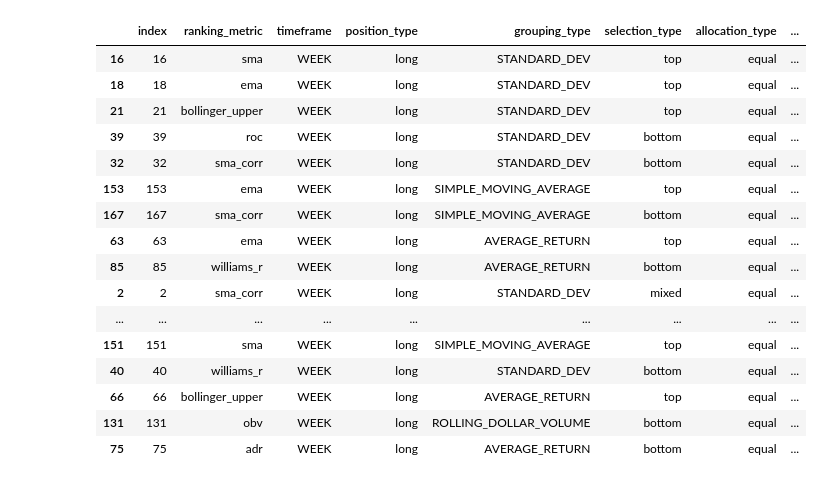
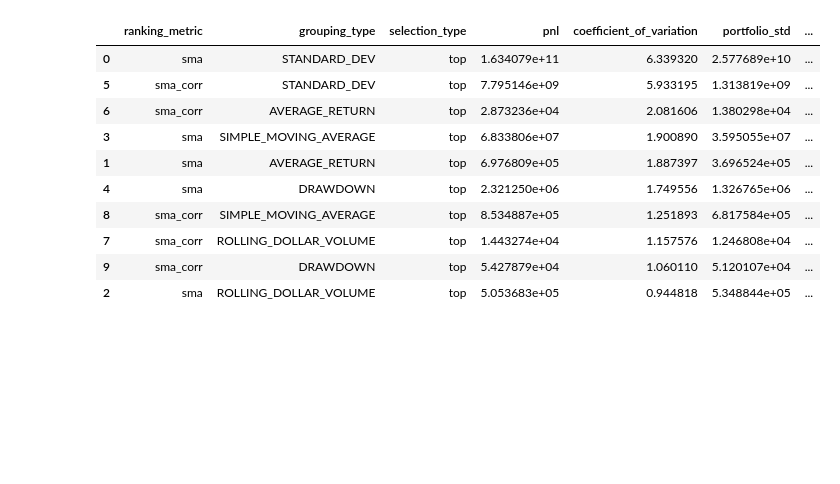
Before and after one commit to chung-ejy/orivault, a Jupyter notebook: studies/swing_trading_study/speculation_basic.ipynb, the cells around one changed output. Saved outputs shown, nothing was run; the diff lists cells and outputs as text; code cells hidden in the pictures; blank space fills up the shorter version.

```diff
--- a/studies/swing_trading_study/speculation_basic.ipynb
+++ b/studies/swing_trading_study/speculation_basic.ipynb
@@ -33,7 +33,7 @@ orivault = ADatabase("ori")
 # %%
 ## Retrieve existing stocks
 market.connect()
-index = market.retrieve("ticker_overview")
+index = market.retrieve("ticker_overview").sort_values("market_cap",ascending=False)
 market.disconnect()
 # %%
 ## Defining Benchmark
@@ -42,5 +42,9 @@ benchmark = market.query("prices",{"ticker":"JPM"})
 market.disconnect()
 benchmark = Benchmark.convert_to_benchmark(benchmark,"adjclose")
 # %%
-portfolios = PortfolioSelection.generate_possible_portfolios(group_percentages=[0.5])
+portfolios = PortfolioSelection.generate_possible_portfolios(ranking_metrics=["sma","sma_corr"],group_percentages=[0.5])
+filtered_portfolios = []
+for portfolio in portfolios:
+        if portfolio.timeframe.value == "week" and portfolio.position_type.label == "long" and portfolio.selection_type.label == "top" and portfolio.allocation_type.label == "equal":
+            filtered_portfolios.append(portfolio)
 # %%
@@ -54,33 +87,7 @@ for portfolio in portfolios:
 # %%
 analysises = []
-for rolling_window in [20]:
-    market.connect()
-    prices = []
-    for ticker in tqdm(index["ticker"]):
-        try:
-            price = market.query("prices", {"ticker": ticker})
-            if price.index.size > 150:
-                price = p.lower_column(price)
-                price = p.utc_date(price)
-                price.sort_values("date", inplace=True)
-                price = p.additional_date_columns(price)
-                for member in Metric:
-                    price = member.calculate(price,timeframe=rolling_window)
-                for member in Indicator:
-                    price = member.calculate(price,timeframe=rolling_window)
-                for member in RiskType:
-                    price = member.apply(price)
-                prices.append(price.dropna())
-        except Exception as e:
-            print(str(e))
-            continue
-    market.disconnect()
-    model_end = 2015
-    backtest_end = 2025
-    simulation = pd.concat(prices)
-    simulation = simulation[(simulation["year"]>=model_end) & (simulation["year"]<backtest_end)]
-    simulation.sort_values("date", inplace=True)
-    for portfolio in tqdm(additional_portfolios):
+for portfolio in tqdm(filtered_portfolios):
+
         try:
             trades = portfolio.trades(simulation.copy())
             performance = portfolio.portfolio(trades.copy(),benchmark.copy())
@@ -100,25 +107,21 @@ orivault.drop("results")
 orivault.store("results",a.drop("portfolio",axis=1))
 orivault.disconnect()
 # %%
-a[a["selection_type"]!="long_short"].reset_index().drop("date",axis=1).sort_values("pnl",ascending=False).head(20)
+filtered_a = a.drop(["date","risk_type","position_type","timeframe","allocation_type","selection_percentage"],axis=1).sort_values("sharpe_ratio",ascending=False)
+top = filtered_a.head(20).to_dict("records")[0]
+filtered_a
 # %% [output]
-|  | index | ranking_metric | timeframe | position_type | grouping_type | selection_type | allocation_type | ... |
-| 16 | 16 | sma | WEEK | long | STANDARD_DEV | top | equal | ... |
-| 18 | 18 | ema | WEEK | long | STANDARD_DEV | top | equal | ... |
-| 21 | 21 | bollinger_upper | WEEK | long | STANDARD_DEV | top | equal | ... |
-| 39 | 39 | roc | WEEK | long | STANDARD_DEV | bottom | equal | ... |
-| 32 | 32 | sma_corr | WEEK | long | STANDARD_DEV | bottom | equal | ... |
-| 153 | 153 | ema | WEEK | long | SIMPLE_MOVING_AVERAGE | top | equal | ... |
-| 167 | 167 | sma_corr | WEEK | long | SIMPLE_MOVING_AVERAGE | bottom | equal | ... |
-| 63 | 63 | ema | WEEK | long | AVERAGE_RETURN | top | equal | ... |
-| 85 | 85 | williams_r | WEEK | long | AVERAGE_RETURN | bottom | equal | ... |
-| 2 | 2 | sma_corr | WEEK | long | STANDARD_DEV | mixed | equal | ... |
-| ... | ... | ... | ... | ... | ... | ... | ... | ... |
-| 151 | 151 | sma | WEEK | long | SIMPLE_MOVING_AVERAGE | top | equal | ... |
-| 40 | 40 | williams_r | WEEK | long | STANDARD_DEV | bottom | equal | ... |
-| 66 | 66 | bollinger_upper | WEEK | long | AVERAGE_RETURN | top | equal | ... |
-| 131 | 131 | obv | WEEK | long | ROLLING_DOLLAR_VOLUME | bottom | equal | ... |
-| 75 | 75 | adr | WEEK | long | AVERAGE_RETURN | bottom | equal | ... |
+|  | ranking_metric | grouping_type | selection_type | pnl | coefficient_of_variation | portfolio_std | ... |
+| 0 | sma | STANDARD_DEV | top | 1.634079e+11 | 6.339320 | 2.577689e+10 | ... |
+| 5 | sma_corr | STANDARD_DEV | top | 7.795146e+09 | 5.933195 | 1.313819e+09 | ... |
+| 6 | sma_corr | AVERAGE_RETURN | top | 2.873236e+04 | 2.081606 | 1.380298e+04 | ... |
+| 3 | sma | SIMPLE_MOVING_AVERAGE | top | 6.833806e+07 | 1.900890 | 3.595055e+07 | ... |
+| 1 | sma | AVERAGE_RETURN | top | 6.976809e+05 | 1.887397 | 3.696524e+05 | ... |
+| 4 | sma | DRAWDOWN | top | 2.321250e+06 | 1.749556 | 1.326765e+06 | ... |
+| 8 | sma_corr | SIMPLE_MOVING_AVERAGE | top | 8.534887e+05 | 1.251893 | 6.817584e+05 | ... |
+| 7 | sma_corr | ROLLING_DOLLAR_VOLUME | top | 1.443274e+04 | 1.157576 | 1.246808e+04 | ... |
+| 9 | sma_corr | DRAWDOWN | top | 5.427879e+04 | 1.060110 | 5.120107e+04 | ... |
+| 2 | sma | ROLLING_DOLLAR_VOLUME | top | 5.053683e+05 | 0.944818 | 5.348844e+05 | ... |
 # %%
 a["color"] = ["blue" if x == "top" else "red" if x == "bottom"  else "green" for x in a["selection_type"]]
 a["return_to_risk"] = a["pnl"] / a["portfolio_std"]
```
Also changed, not shown: parts of 10 cells of this notebook, 5 other files.
